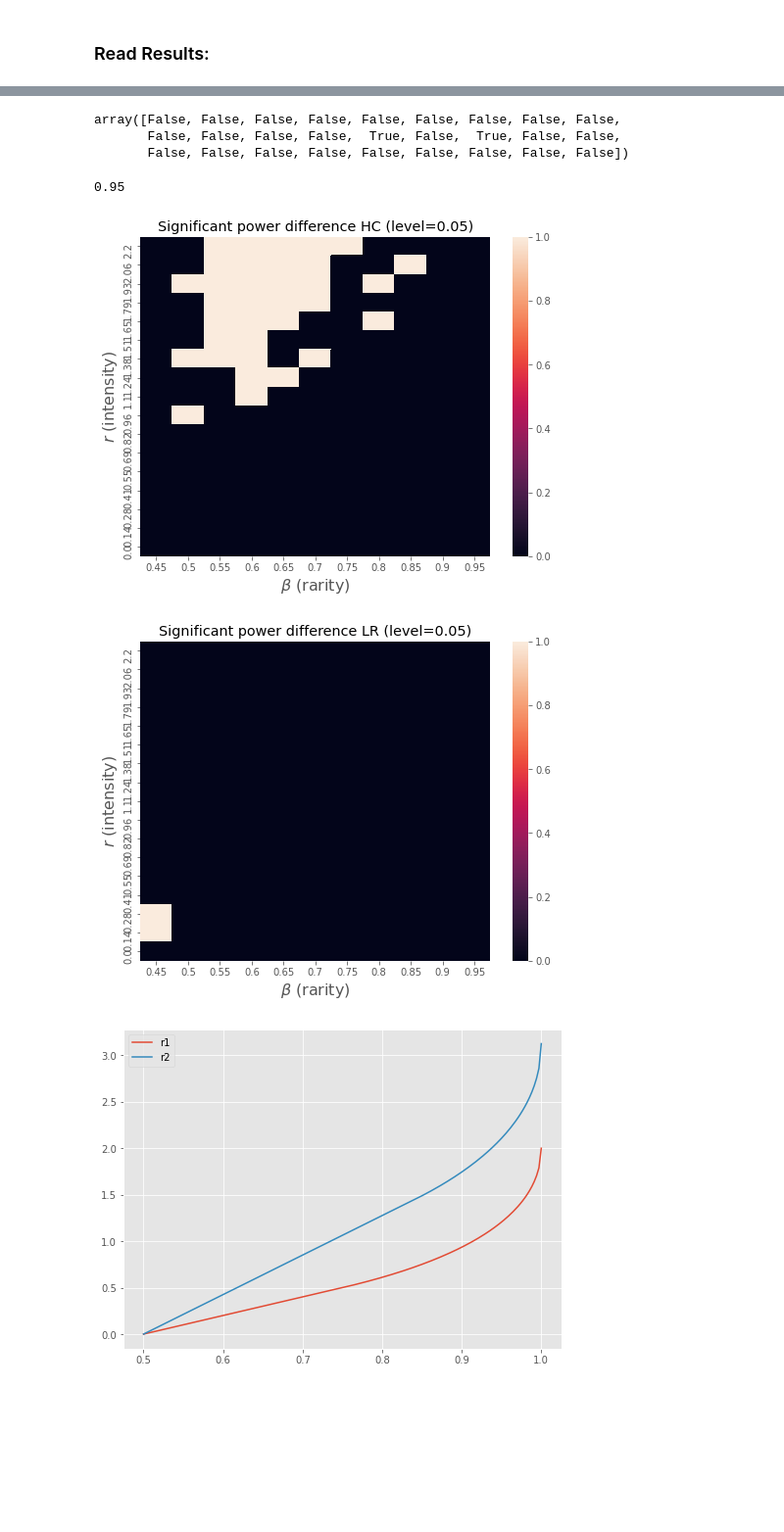
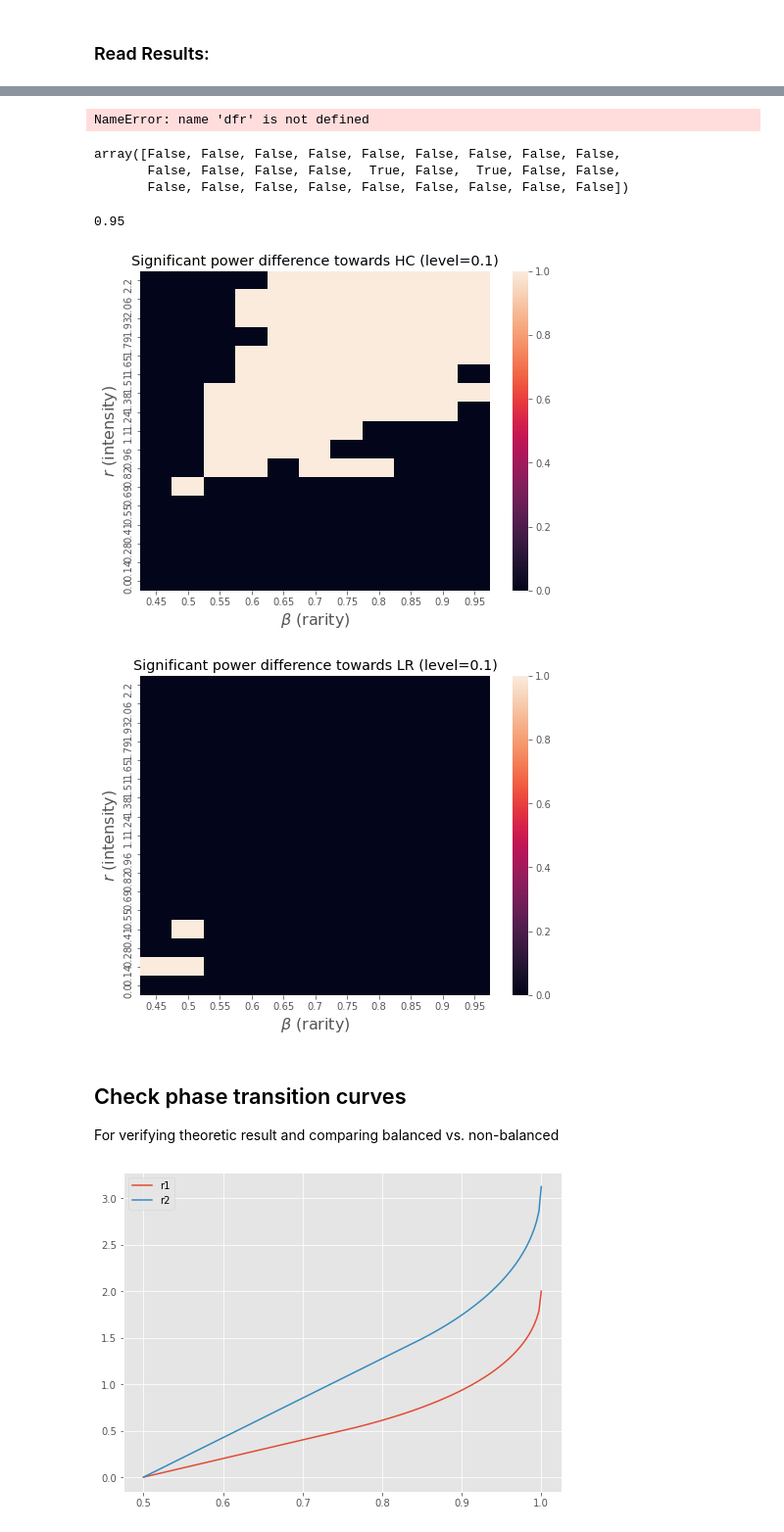
Before and after one commit to alonkipnis/HCHG, a Jupyter notebook: illustrate_phase_diagram.ipynb, the cells around one changed output, grey strips where cells are left out. Shown at 98% size. Drawn from its saved outputs; the diff is of its cells as text; code cells hidden in the pictures; blank space fills up the shorter version.

```diff
--- a/illustrate_phase_diagram.ipynb
+++ b/illustrate_phase_diagram.ipynb
@@ -109,10 +125,10 @@ tests = ['hc', 'log_rank'] #, 'min_p', 'berk_jones', 'wilcoxon', 'fisher']
 tests_vars = [c for c in df0.columns if c not in params and 'Unnamed' not in c]
 
 global_params = ['T', 'N1', 'N2']
-level = 0.05
+level = 0.1
 tcrit = df0.groupby(global_params).agg(lambda x : quantile(x, 1-level))
 
-level_bin = 0.2
+level_bin = 0.05
 
 good_side = 'greater'
 bad_side = 'less'
@@ -206,32 +214,41 @@ len(rr)
+# %%
+dfr
+# %% [output]
+NameError: name 'dfr' is not defined
 # %%
 substentiality_indicator_r
 # %% [output]
 array([False, False, False, False, False, False, False, False, False,
        False, False, False, False,  True, False,  True, False, False,
        False, False, False, False, False, False, False, False, False])
-# %%
-beta
-# %% [output]
-0.95
+# %%
+sum (ai - m)/ai = 0
+T = m sum( 1 / ai)
+m = 1 / sum( 1 / ai)
+# %% [output]
+0.95
 # %%
 mat_lr = compute_power(df1.rename(columns={'log_rank_greater' : 'value'}), tcrit['log_rank_greater'].values[0])
 mat_hc = compute_power(df1.rename(columns={'hc_greater' : 'value'}), tcrit['hc_greater'].values[0])
 
 dmat = (mat_hc - mat_lr)
 
 mat_sig_hc = dmat * np.sqrt(nMonte) > 2
 mat_sig_lr = dmat * np.sqrt(nMonte) < -2
 
 g = seaborn.heatmap(mat_sig_hc[:,::-1].T)
 
 g.set_xticklabels(bb)
 g.set_xlabel(r'$\beta$ (rarity)', fontsize=16)
 g.set_ylabel(r'$r$ (intensity)', fontsize=16)
 g.set_yticklabels(np.round(rr[::-1],2))
-plt.title(f"Significant power difference HC (level={level})")
+plt.title(f"Significant power difference towards HC (level={level})")
+
+plt.savefig(out_dir + "sig_power_diff_HC.png")
+
 plt.show()
 # %% [output]
-[figure, old version]
+[figure, new version]
 # %%
 mat_lr = compute_power(df1.rename(columns={'log_rank_greater' : 'value'}), tcrit['log_rank_greater'].values[0])
 mat_hc = compute_power(df1.rename(columns={'hc_greater' : 'value'}), tcrit['hc_greater'].values[0])
@@ -247,10 +264,14 @@ g.set_xticklabels(bb)
 g.set_xlabel(r'$\beta$ (rarity)', fontsize=16)
 g.set_ylabel(r'$r$ (intensity)', fontsize=16)
 g.set_yticklabels(np.round(rr[::-1],2))
-plt.title(f"Significant power difference LR (level={level})")
+plt.title(f"Significant power difference towards LR (level={level})")
+plt.savefig(out_dir + "sig_power_diff_LR.png")
 plt.show()
 # %% [output]
-[figure, old version]
+[figure, new version]
+# %% [markdown]
+## Check phase transition curves
+For verifying theoretic result and comparing balanced vs. non-balanced
 # %%
 bb = np.linspace(0.5, 1, 171)
 
```
Also changed, not shown: parts of 15 cells of this notebook, 4 other files.
